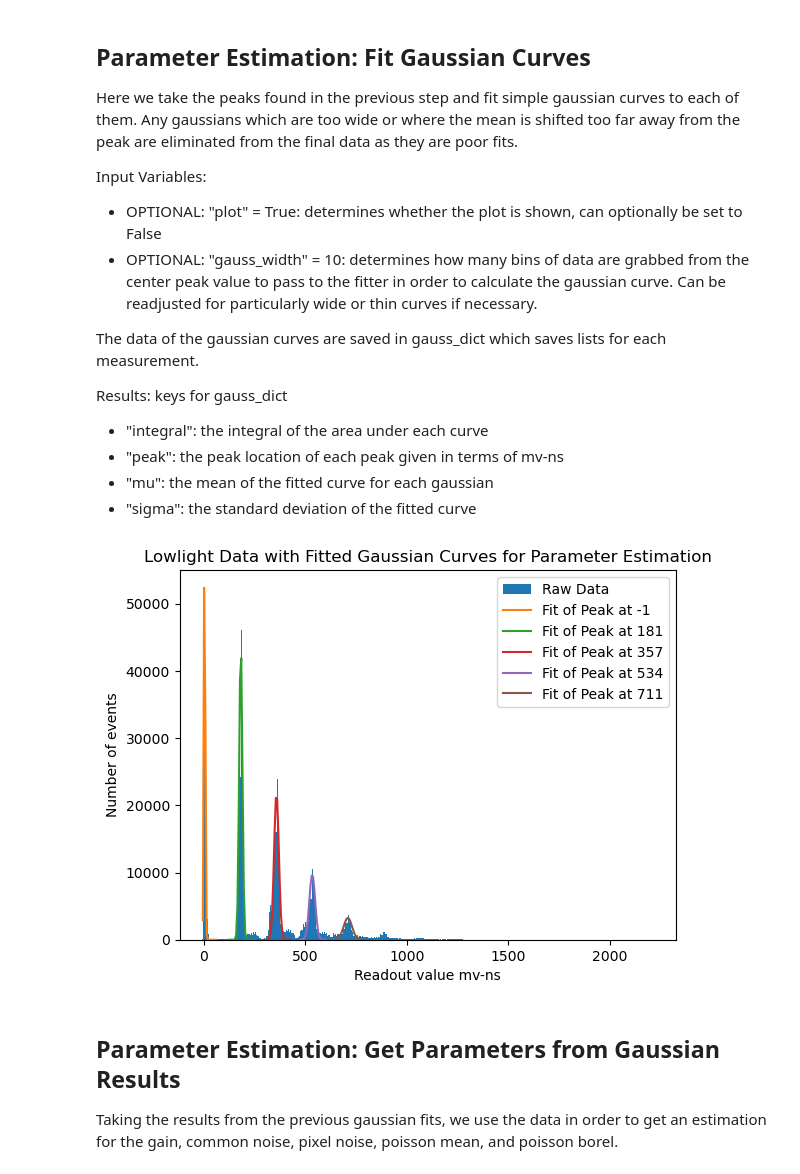
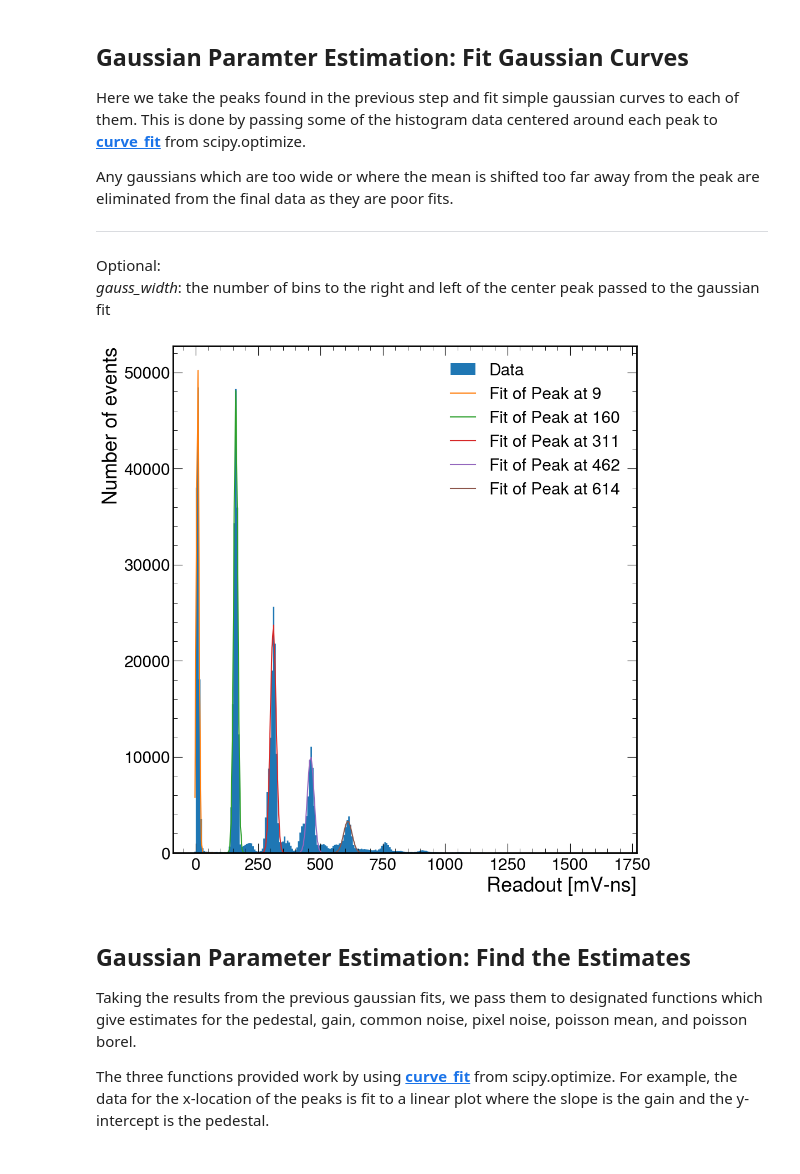
Before and after one commit to UMDCMS/sipmanalyze, a Jupyter notebook: notebooks/low_light_response.ipynb, the cells around one changed output. Cells and saved outputs as stored; diff of their text form; code cells hidden in the pictures.

```diff
--- a/notebooks/low_light_response.ipynb
+++ b/notebooks/low_light_response.ipynb
@@ -23,17 +46,20 @@ The boolean value "plot" can optionally be set to false to supress the output pl
 # %%
 root_1="data/waveform_example.root"
-root_2="../../root_data/picoblock_20190430_lasertrigger.root"
-root_3="../../root_data/picoblock_laser_20190521.root"
-root_4="../../root_data/picoblock_laser_53p1.root"
-root_5="../../root_data/picoblock_laser_53p6.root"
-root_6="../../root_data/picoblock_laser_54p1_20190429.root"
-root_7="../../root_data/picoblock_laser_54p1.root"
-
-
-file_location=root_7
-import_data_results=est.import_data(file_location)
-
+root_2="data/picoblock_20190430_lasertrigger.root"
+root_3="data/picoblock_laser_20190521.root"
+root_4="data/picoblock_laser_53p1.root"
+root_5="data/picoblock_laser_53p6.root"
+root_6="data/picoblock_laser_54p1_20190429.root"
+root_7="data/picoblock_laser_54p1.root"
 
 starttime=datetime.datetime.now()
 print(starttime)
+
+file_location=root_5
+
+#import the data
+import_data_results=est.import_data(file_location)
+
+#plot the data
+est.plot_import_data(import_data_results)
 # %% [output]
@@ -52,9 +82,12 @@ Input Variables:
 # %%
-### Adjustable Optional Parameters ###
+### Adjustable Optional Parameters for get_peaks ###
 min_gain_guess=80
 min_ratio_guess=1/20.
-plot = True
 #############################
 
-peak_bin_numbers=est.get_peaks(import_data_results)
+#get the peak_results
+peak_results =est.get_peaks(import_data_results)
+
+#plot the peaks
+est.plot_peak_results(import_data_results, peak_results)
 # %% [output]
@@ -62,28 +95,28 @@ peak_bin_numbers=est.get_peaks(import_data_results)
 # %% [markdown]
-## Parameter Estimation: Fit Gaussian Curves
-Here we take the peaks found in the previous step and fit simple gaussian curves to each of them. Any gaussians which are too wide or where the mean is shifted too far away from the peak are eliminated from the final data as they are poor fits.
+## Gaussian Paramter Estimation: Fit Gaussian Curves
+Here we take the peaks found in the previous step and fit simple gaussian curves to each of them. This is done by passing some of the histogram data centered around each peak to __[curve_fit](https://docs.scipy.org/doc/scipy/reference/generated/scipy.optimize.curve_fit.html)__ from scipy.optimize.
 
-Input Variables:
-- OPTIONAL: "plot" = True: determines whether the plot is shown, can optionally be set to False
-- OPTIONAL: "gauss_width" = 10: determines how many bins of data are grabbed from the center peak value to pass to the fitter in order to calculate the gaussian curve. Can be readjusted for particularly wide or thin curves if necessary.
+Any gaussians which are too wide or where the mean is shifted too far away from the peak are eliminated from the final data as they are poor fits.
 
-The data of the gaussian curves are saved in gauss_dict which saves lists for each measurement.
-
-Results: keys for gauss_dict
-- "integral": the integral of the area under each curve
-- "peak": the peak location of each peak given in terms of mv-ns
-- "mu": the mean of the fitted curve for each gaussian
-- "sigma": the standard deviation of the fitted curve
+***
+Optional: <br>
+_gauss_width_: the number of bins to the right and left of the center peak passed to the gaussian fit
 # %%
-### Adjustable Optional Parameters ###
-plot=True
+### Adjustable Optional Parameters for gauss_estimate ###
 gauss_width=10
 #############################
 
-gauss_dict = est.gauss_estimate(import_data_results, peak_bin_numbers)
+#get the results of gaussian fits
+gauss_dict = est.gauss_estimate(import_data_results, peak_results)
+
+#plot the results
+est.plot_gauss_estimate(import_data_results,gauss_dict)
 # %% [output]
-[figure, old version]
+[figure, new version]
 # %% [markdown]
-## Parameter Estimation: Get Parameters from Gaussian Results
-Taking the results from the previous gaussian fits, we use the data in order to get an estimation for the gain, common noise, pixel noise, poisson mean, and poisson borel.
+## Gaussian Parameter Estimation: Find the Estimates
+
+Taking the results from the previous gaussian fits, we pass them to designated functions which give estimates for the pedestal, gain, common noise, pixel noise, poisson mean, and poisson borel.
+
+The three functions provided work by using __[curve_fit](https://docs.scipy.org/doc/scipy/reference/generated/scipy.optimize.curve_fit.html)__ from scipy.optimize. For example, the data for the x-location of the peaks is fit to a linear plot where the slope is the gain and the y-intercept is the pedestal.
 # %%
```
Also changed, not shown: parts of 20 cells of this notebook, 7 other files.
